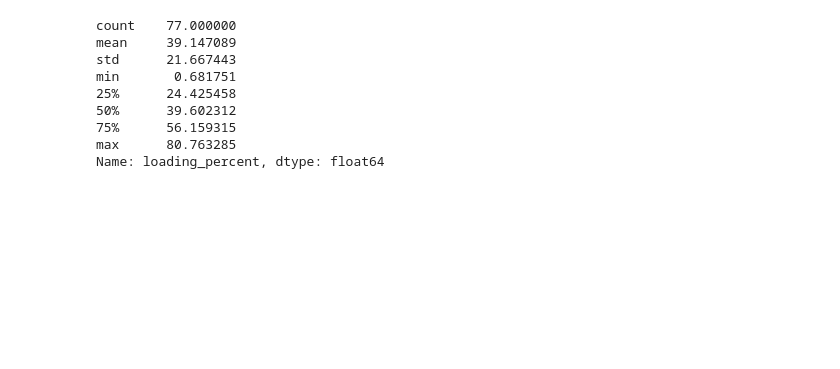
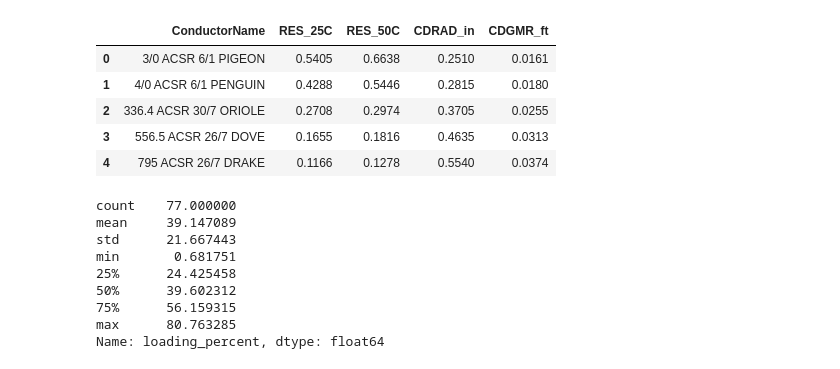
Before and after one commit to AvaS11/HackOHI-O-2025, a Jupyter notebook: EDA.ipynb, the cells around one changed output. Drawn from its saved outputs; the diff is of its cells as text; code cells hidden in the pictures; blank space fills up the shorter version.

```diff
--- a/EDA.ipynb
+++ b/EDA.ipynb
@@ -21,6 +21,17 @@ df.head()
 | 2 | L2 | 1 | 22 | 1 | ALOHA138 (1) TO WAIPAHU138 (22) C... | ALOHA138 | WAIPAHU138 | 4.603506 | 0.712246 | 0.000032 | ... |
 | 3 | L3 | 1 | 25 | 1 | ALOHA138 (1) TO EWA BEACH138 (25)... | ALOHA138 | EWA BEACH138 | 3.008571 | 0.550372 | 0.000040 | ... |
 | 4 | L4 | 1 | 25 | 2 | ALOHA138 (1) TO EWA BEACH138 (25)... | ALOHA138 | EWA BEACH138 | 3.008571 | 0.550372 | 0.000040 | ... |
+# %%
+import pandas as pd
+conductors = pd.read_csv('conductor_library.csv')
+conductors.head()
+# %% [output]
+|  | ConductorName | RES_25C | RES_50C | CDRAD_in | CDGMR_ft |
+| 0 | 3/0 ACSR 6/1 PIGEON | 0.5405 | 0.6638 | 0.2510 | 0.0161 |
+| 1 | 4/0 ACSR 6/1 PENGUIN | 0.4288 | 0.5446 | 0.2815 | 0.0180 |
+| 2 | 336.4 ACSR 30/7 ORIOLE | 0.2708 | 0.2974 | 0.3705 | 0.0255 |
+| 3 | 556.5 ACSR 26/7 DOVE | 0.1655 | 0.1816 | 0.4635 | 0.0313 |
+| 4 | 795 ACSR 26/7 DRAKE | 0.1166 | 0.1278 | 0.5540 | 0.0374 |
 # %%
 df['loading_percent'].describe()
 # %% [output]
```
Also changed, not shown: 1 other file.
